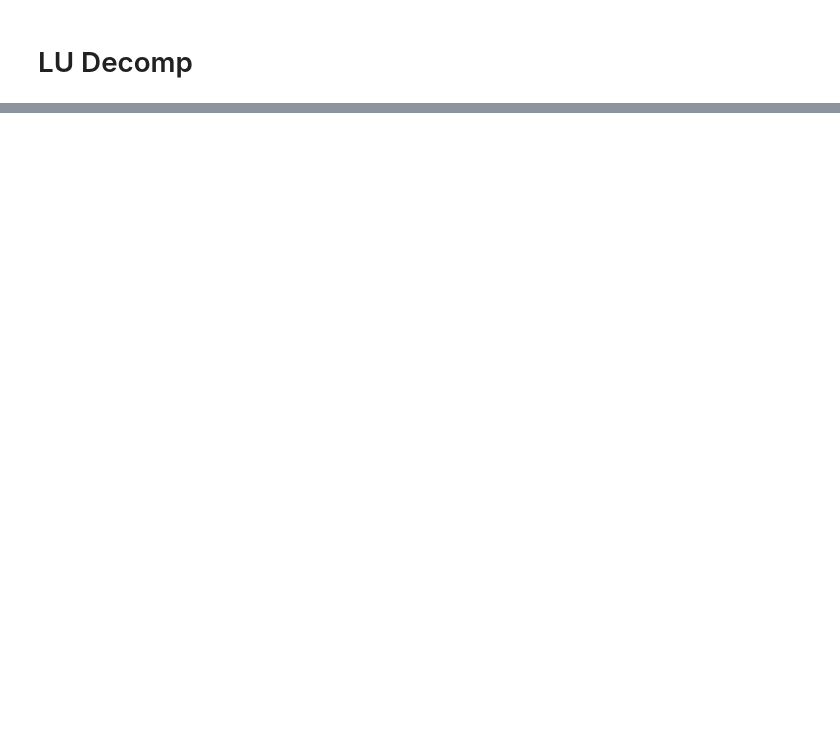
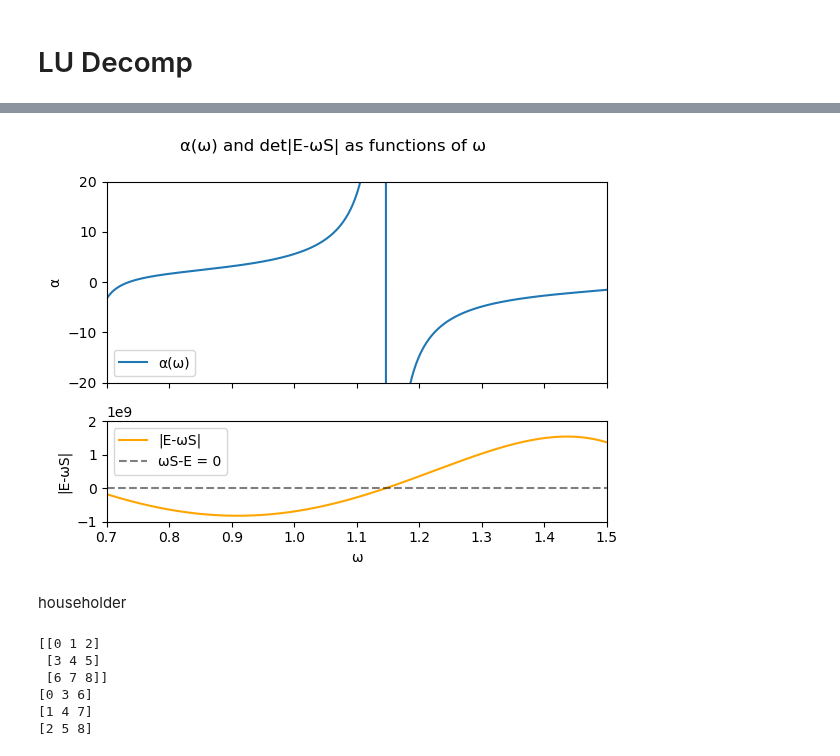
Before and after one commit to JakobSchauser/MscPhysics, a Jupyter notebook: Scientific Computing/Project1/project1.ipynb, the cells around one changed output, grey strips where cells are left out. Cells and saved outputs as stored; diff of their text form; code cells hidden in the pictures; blank space fills up the shorter version.

```diff
--- a/Scientific Computing/Project1/project1.ipynb
+++ b/Scientific Computing/Project1/project1.ipynb
@@ -39,0 +43,3 @@ Condition number of E - ωS:  227.19443667104443
+# %%
+for w in ws:
+    print(int(8-np.log10(condition_number(E-w*S))))
@@ -167,0 +202,17 @@ for ω in ωs:
+# %%
+
+ws = [0.800, 1.146, 1.400]
+dw = 0.5e-3
+# ws = [0.246]
+# dw = 0
+
+
+
+for w in ws:
+    for d in [-dw, dw]:
+        sol = solve_alpha(w + d)
+
+        print( w,("+" if d > 0 else "") + str(d))
+        print(sol)
+        bound = b_bound(w, dw)
+        print("bound", bound)
@@ -167,0 +259,43 @@ for ω in ωs:
+# %%
+w_table = np.linspace(0.7, 1.5, 1000, endpoint=True)
+
+alpha_table = np.array([solve_alpha(w) for w in w_table])
+
+
+
+# plt.vlines(w_interesting, -1e3, 1e3,"red", '--')
+
+fig, axs = plt.subplots(2, 1, sharex=True, figsize=(6,4.5), gridspec_kw={'height_ratios': [2, 1]}, constrained_layout=True)
+axs[0].plot(w_table, alpha_table, label = "α(ω)")
+axs[1].plot(w_table, [np.linalg.det(data["E"]-w*data["S"]) for w in w_table], label = "|E-ωS|", color="orange")
+axs[0].set_ylim(-20,20)
+axs[1].set_ylim(-1e9,2e9)
+plt.xlim(0.7,1.5)
+axs[1].hlines(0, 0.7, 1.5, "black", '--', alpha=0.5, label = "ωS-E = 0")
+axs[0].set_ylabel("α")
+axs[1].set_ylabel("|E-ωS|")
+axs[1].set_xlabel("ω")
+fig.suptitle("α(ω) and det|E-ωS| as functions of ω")
+axs[0].legend(loc="lower left")
+axs[1].legend(loc="upper left")
+plt.tight_layout()
+plt.show()
+# %% [output]
+[figure, added]
+# %% [markdown]
+householder
+# %%
+test = np.arange(0, 9, 1).reshape((3,3))
+
+print(test)
+# loop over columns
+for i in range(test.shape[1]):
+    # print the column
+    print(test[:,i])
+# %% [output]
+[[0 1 2]
+ [3 4 5]
+ [6 7 8]]
+[0 3 6]
+[1 4 7]
+[2 5 8]
```
Also changed, not shown: parts of 25 cells of this notebook, 5 other files.
